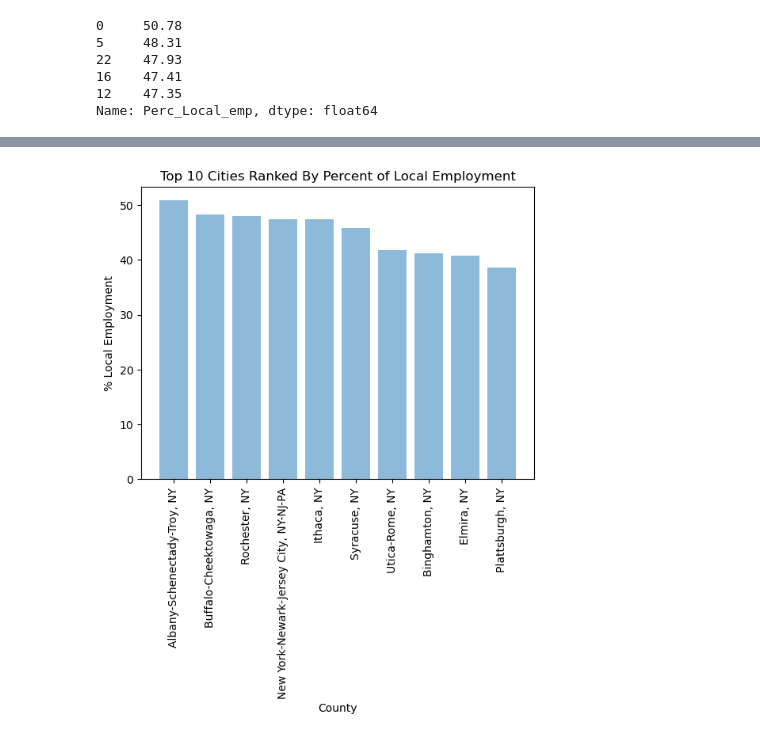
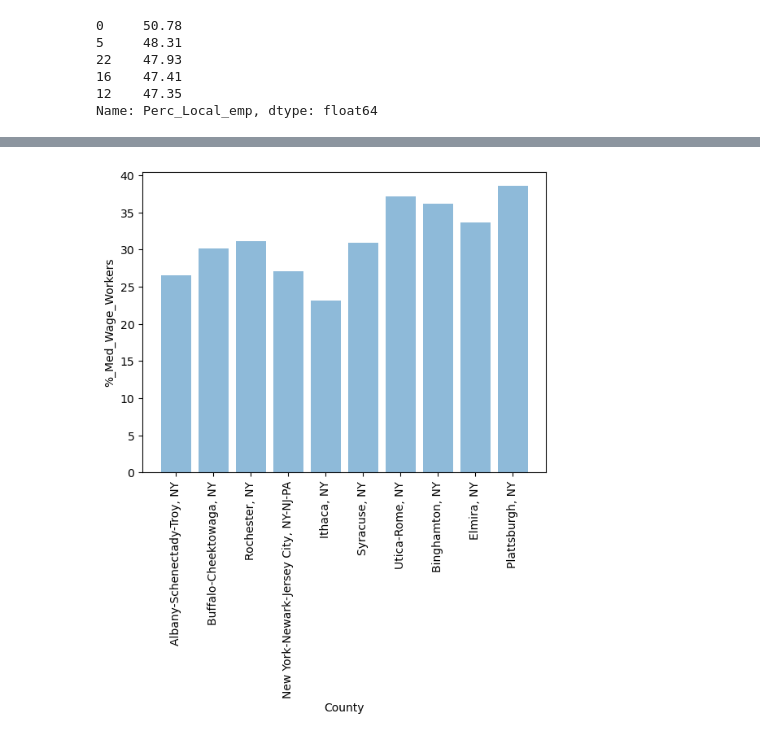
Before and after one commit to fgsalomao/Study---Immigrant-housing-by-class, a Jupyter notebook: Employment and Wage.ipynb, the cells around one changed output, grey strips where cells are left out. Cells and saved outputs as stored; diff of their text form; code cells hidden in the pictures.

```diff
--- a/Employment and Wage.ipynb
+++ b/Employment and Wage.ipynb
@@ -124,7 +124,7 @@ max      12.582974
 Name: NatWalkInd, dtype: float64
 # %%
 #grouping all the individual columns
-Grouped_CBSA = pd.concat([Employment_Max_df, Employment_Sum_df, Employment_Median_df], axis="columns")
+Grouped_CBSA = pd.concat([Employment_Max_df, Employment_Sum_df, Employment_Mean_df], axis="columns")
 print(Grouped_CBSA.shape)
 Grouped_CBSA.head()
 # %% [output]
@@ -232,12 +250,12 @@ plt.show()
 # %%
-#Bar of Percent of Local Employment
+#Bar of %_Med_Wage_Workers
 x_values=Sorted_df['CBSA_Name']
-y_values=Sorted_df['Perc_Local_emp']
+y_values=Sorted_df["%_Med_Wage_Workers"]
 plt.bar(x_values, y_values, alpha=0.5, align="center")
 plt.xticks(rotation=90)
 plt.xlabel("County")
-plt.ylabel("% Local Employment")
-plt.title("Top 10 Cities Ranked By Percent of Local Employment")
+plt.ylabel("%_Med_Wage_Workers")
+#plt.title(" % of Med Wage Works In The Top 10 Cities Ranked By Percent of Local Employment")
 plt.show()
 # %% [output]
-[figure, old version]
+[figure, new version]
```
Also changed, not shown: parts of 12 cells of this notebook, 2 other files.
